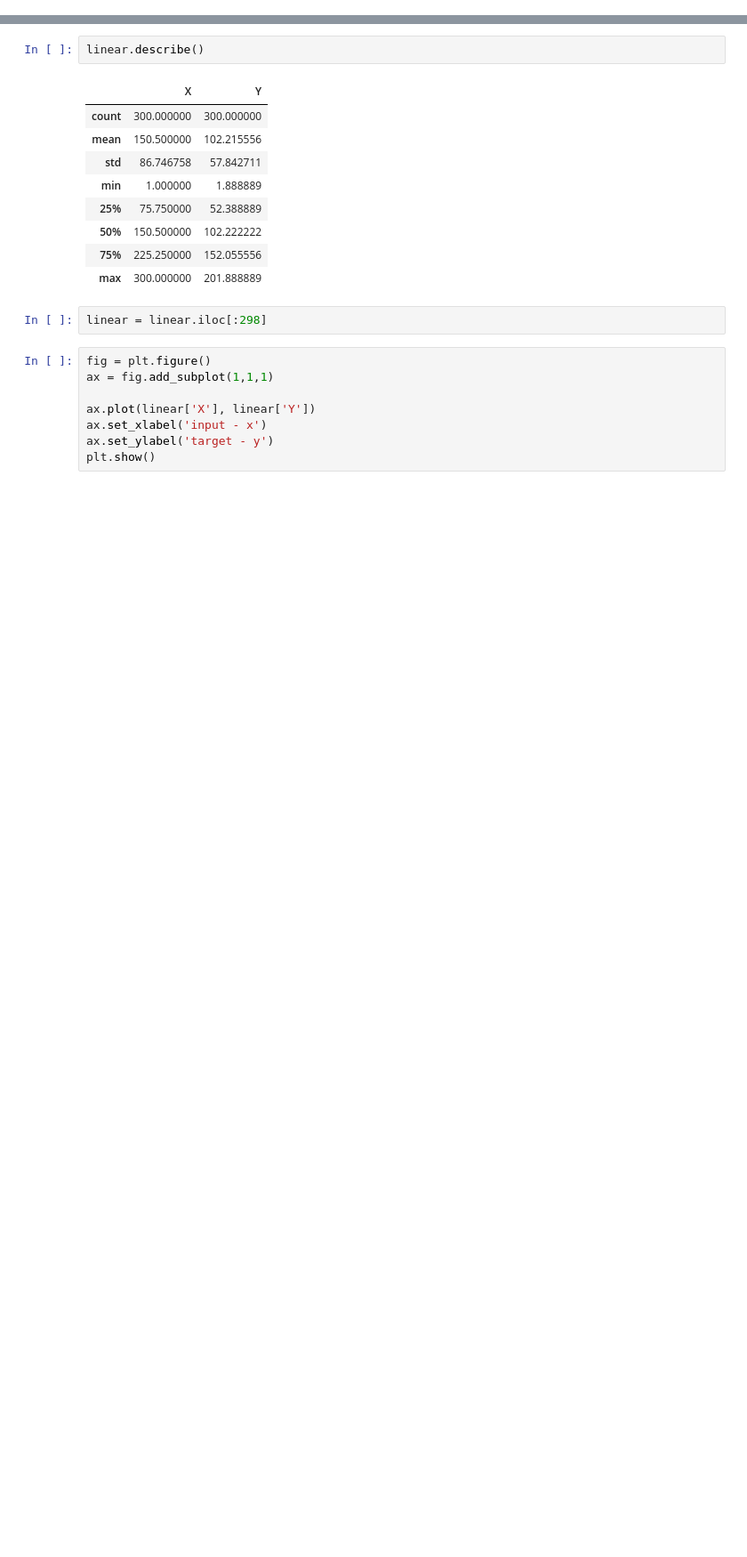
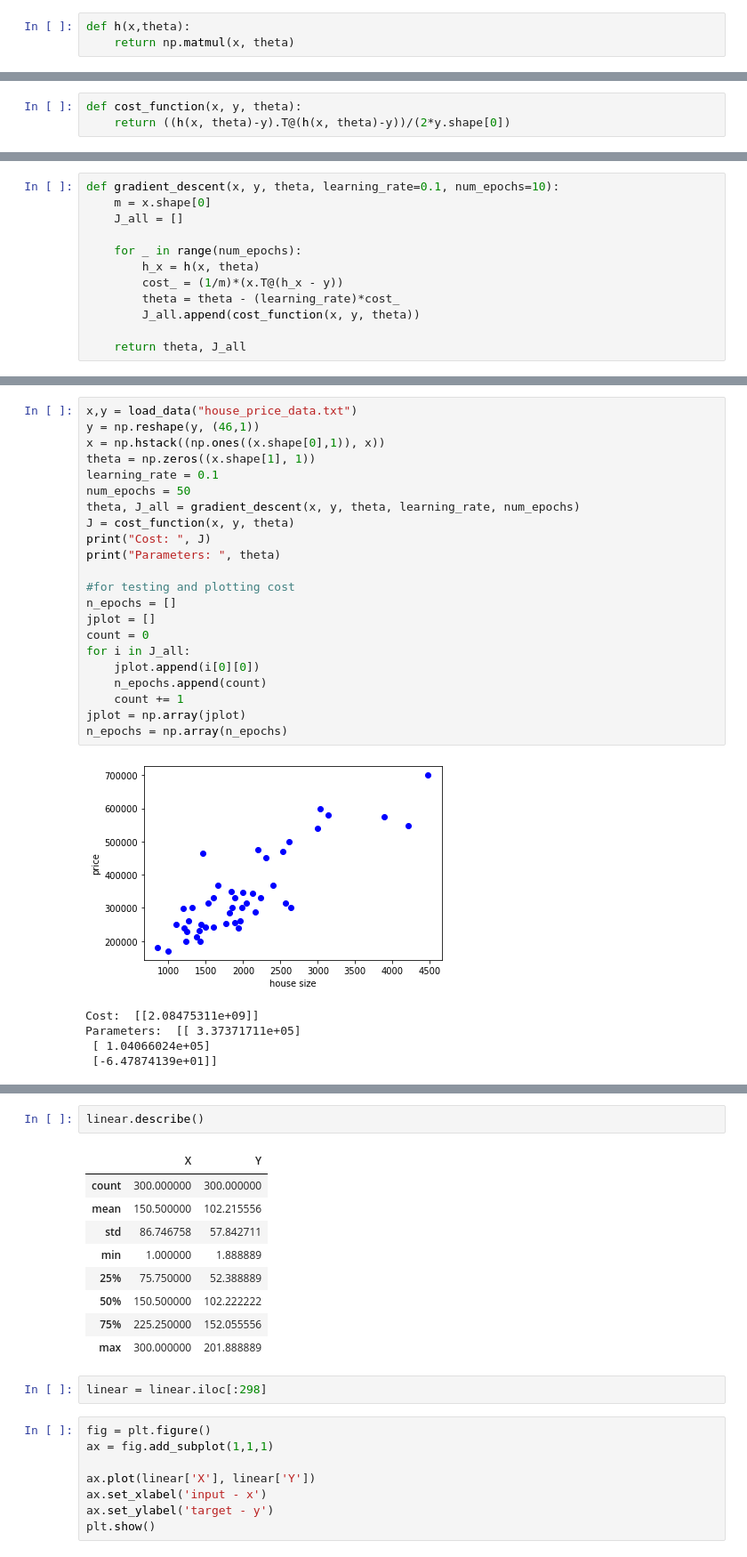
Before and after one commit to amangoyal05/SimpleLinearRegression, a Jupyter notebook: simplelinear.ipynb, the cells around one changed output, grey strips where cells are left out. Shown: that part at 89% size. Cells and saved outputs as stored; diff of their text form; blank space fills up the shorter version.

```diff
--- a/simplelinear.ipynb
+++ b/simplelinear.ipynb
@@ -148,0 +68,3 @@ warnings.filterwarnings('ignore')
+# %%
+def h(x,theta):
+    return np.matmul(x, theta)
@@ -148,0 +79,3 @@ warnings.filterwarnings('ignore')
+# %%
+def cost_function(x, y, theta):
+    return ((h(x, theta)-y).T@(h(x, theta)-y))/(2*y.shape[0])
@@ -148,0 +88,12 @@ warnings.filterwarnings('ignore')
+# %%
+def gradient_descent(x, y, theta, learning_rate=0.1, num_epochs=10):
+    m = x.shape[0]
+    J_all = []
+
+    for _ in range(num_epochs):
+        h_x = h(x, theta)
+        cost_ = (1/m)*(x.T@(h_x - y))
+        theta = theta - (learning_rate)*cost_
+        J_all.append(cost_function(x, y, theta))
+
+    return theta, J_all
@@ -148,0 +104,28 @@ warnings.filterwarnings('ignore')
+# %%
+x,y = load_data("house_price_data.txt")
+y = np.reshape(y, (46,1))
+x = np.hstack((np.ones((x.shape[0],1)), x))
+theta = np.zeros((x.shape[1], 1))
+learning_rate = 0.1
+num_epochs = 50
+theta, J_all = gradient_descent(x, y, theta, learning_rate, num_epochs)
+J = cost_function(x, y, theta)
+print("Cost: ", J)
+print("Parameters: ", theta)
+
+#for testing and plotting cost
+n_epochs = []
+jplot = []
+count = 0
+for i in J_all:
+    jplot.append(i[0][0])
+    n_epochs.append(count)
+    count += 1
+jplot = np.array(jplot)
+n_epochs = np.array(n_epochs)
+# %% [output]
+[figure, added]
+Cost:  [[2.08475311e+09]]
+Parameters:  [[ 3.37371711e+05]
+ [ 1.04066024e+05]
+ [-6.47874139e+01]]
```
Also changed, not shown: parts of 31 cells of this notebook, 1 other file.
